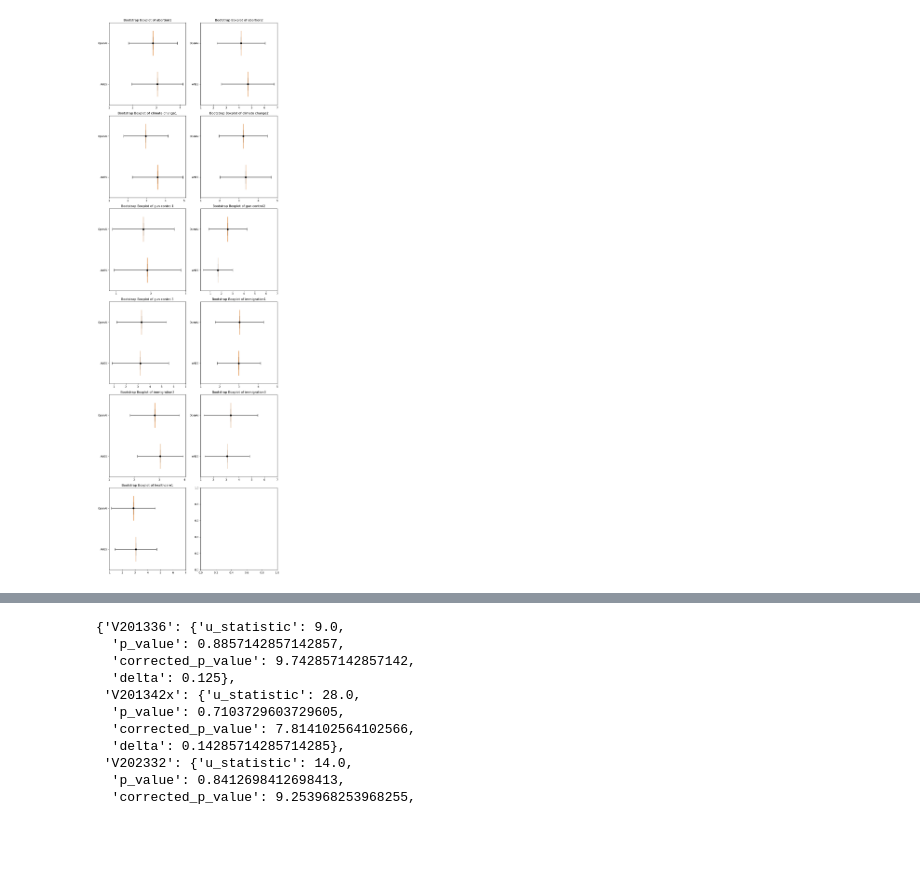
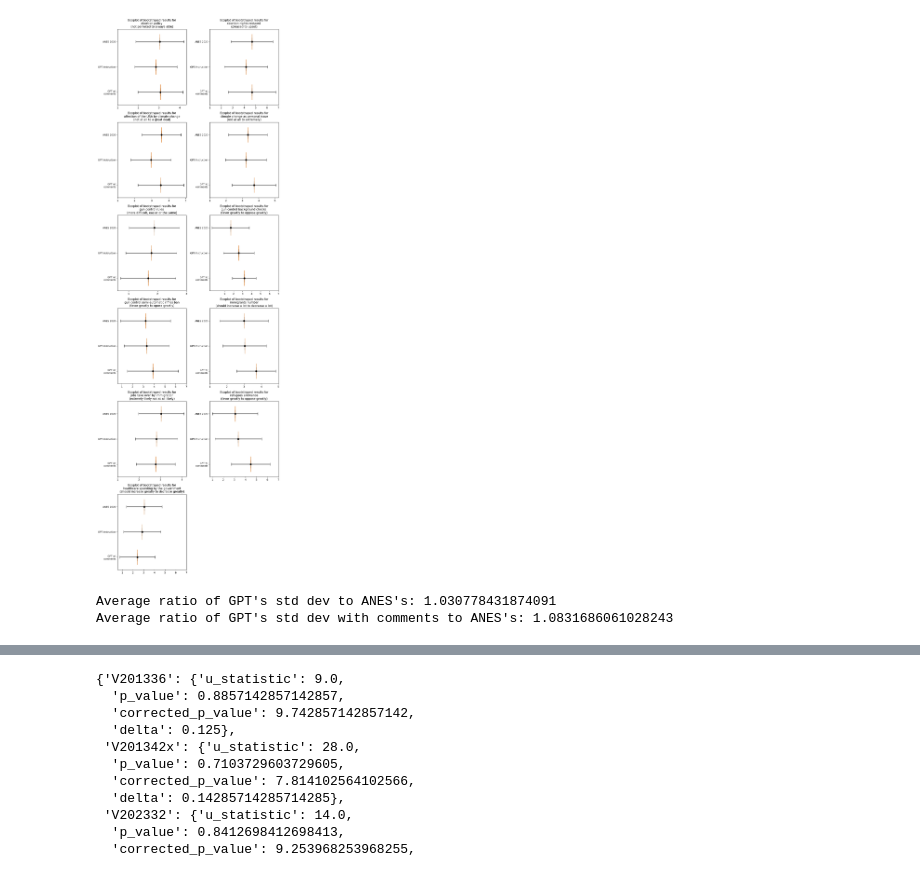
Before and after one commit to adrianruhe/SILLM-Project, a Jupyter notebook: evaluation.ipynb, the cells around one changed output, grey strips where cells are left out. Drawn from its saved outputs; the diff is of its cells as text; code cells hidden in the pictures; blank space fills up the shorter version.

```diff
--- a/evaluation.ipynb
+++ b/evaluation.ipynb
@@ -30,14 +32,14 @@ questcode_topic = {"V201336": "abortion1",
 # %%
 #Result objects OpenAI
-filename = "openai_zero_results.json"
+filename = "outputs/openai_zero_results.json"
 with open(filename, "r") as f:
     openai_ans_zero = json.load(f)
 
-filename = "openai_comments_results.json"
+filename = "outputs/openai_comments_results.json"
 with open(filename, "r") as f:
     openai_ans_comments = json.load(f)
 
-filename = "openai_comments_strict_results.json"
+filename = "outputs/openai_comments_strict_results.json"
 with open(filename, "r") as f:
     openai_ans_comments_strict = json.load(f)
 
@@ -107,47 +117,68 @@ num_plots = len(questcode_topic)
 num_cols = 2
 num_rows = math.ceil(num_plots / num_cols)  # Round up to the nearest integer
 fig, axs = plt.subplots(num_rows, num_cols, figsize=(10, 5*num_rows))
+
+std_comparison_gptzero = []
+std_comparison_gptcomments = []
 
 for idx, (key, issue) in enumerate(questcode_topic.items()):
 
         #Extract Anes data results
         valid_ans = anes[anes[key] > 0]
         #num_answers = len(valid_ans[key].unique())
         labels, counts = np.unique(valid_ans[key].to_numpy(), return_counts=True)
         counts_anes = np.around((counts / np.sum(counts)) * 100, 1)
         #Extract OpenAI data results
-        counts_ai = np.array(list(openai_ans_zero[key][-1].values()))  # Ensure one-dimensional array
+        counts_ai_zero = np.array(list(openai_ans_zero[key][-1].values())) # Ensure one-dimensional array
+        counts_ai_comments =  np.array(list(openai_ans_comments[key][-1].values()))
 
         # Perform bootstrap for OpenAI and ANES data
-        bootstrapped_means_anes, std_anes = bootstrap(counts_anes)
-        bootstrapped_means_ai, std_ai = bootstrap(counts_ai)
+        bootstrapped_means_anes, boot_std_anes = bootstrap(counts_anes)
+        bootstrapped_means_ai_zero, boot_std_ai_zero = bootstrap(counts_ai_zero)
+        bootstrapped_means_ai_comments, boot_std_ai_comments = bootstrap(counts_ai_comments)
 
         # Calculate mean and standard deviation
         mean_anes = np.mean(bootstrapped_means_anes)
-        mean_ai = np.mean(bootstrapped_means_ai)
-        mean_std_anes = np.mean(std_anes)
-        mean_std_ai = np.mean(std_ai)
+        mean_ai_zero = np.mean(bootstrapped_means_ai_zero)
+        mean_ai_comments = np.mean(bootstrapped_means_ai_comments)
+
+        mean_std_anes = np.mean(boot_std_anes)
+        mean_std_ai_zero = np.mean(boot_std_ai_zero)
+        mean_std_ai_comments = np.mean(boot_std_ai_comments)
+
+        #Standard deviation ratio
+        if idx != 4: #not order likert but categorical (4th position)
+            std_comparison_gptzero.append(mean_std_ai_zero / mean_std_anes)
+            std_comparison_gptcomments.append(mean_std_ai_comments / mean_std_anes)
 
         row = idx // num_cols
         col = idx % num_cols
 
         # Plot boxplots with error bars for OpenAI and ANES
-        axs[row, col].boxplot([[mean_anes], [mean_ai]], vert=False, positions=[0, 1], widths=0.6, patch_artist=True)
-        axs[row, col].errorbar([mean_anes, mean_ai], [0, 1], xerr=[mean_std_anes, mean_std_ai], fmt='o', color='black', capsize=5)
-        axs[row, col].set_yticks([0, 1])
-        axs[row, col].set_yticklabels(['ANES', 'OpenAI'])
-
+        axs[row, col].boxplot([[mean_ai_comments], [mean_ai_zero], [mean_anes]], vert=False, positions=[0, 1, 2], widths=0.6, patch_artist=True)
+        axs[row, col].errorbar([mean_ai_comments, mean_ai_zero, mean_anes], [0, 1, 2], xerr=[mean_std_anes, mean_std_ai_zero, mean_std_ai_comments], fmt='o', color='black', capsize=5)
+        axs[row, col].set_yticks([0, 1, 2])
+        axs[row, col].set_yticklabels(['GPT w/\ncomments', 'GPT Instruction', 'ANES 2020'], fontsize=9)
         axs[row, col].set_xticks(np.arange(1, len(counts_anes) + 1))
-        axs[row, col].set_title('Bootstrap Boxplot of {}'.format(issue))
+        axs[row, col].set_title('Boxplot of bootstraped results for\n{}'.format(issue), fontsize=11)
 
 # Remove empty subplots
 for i in range(num_plots, num_rows*num_cols):
     fig.delaxes(axs.flatten()[i])
 
 plt.tight_layout()
 plt.show()
+
+average_ratio_zero = np.mean(std_comparison_gptzero)
+average_ratio_comments = np.mean(std_comparison_gptcomments)
+
+
+print("Average ratio of GPT's std dev to ANES's:", average_ratio_zero)
+print("Average ratio of GPT's std dev with comments to ANES's:", average_ratio_comments)
 # %% [output]
-[figure, old version]
+[figure, new version]
+Average ratio of GPT's std dev to ANES's: 1.030778431874091
+Average ratio of GPT's std dev with comments to ANES's: 1.0831686061028243
 # %%
 mean_var = {}
 
```
Also changed, not shown: parts of 5 cells of this notebook, 9 other files.
